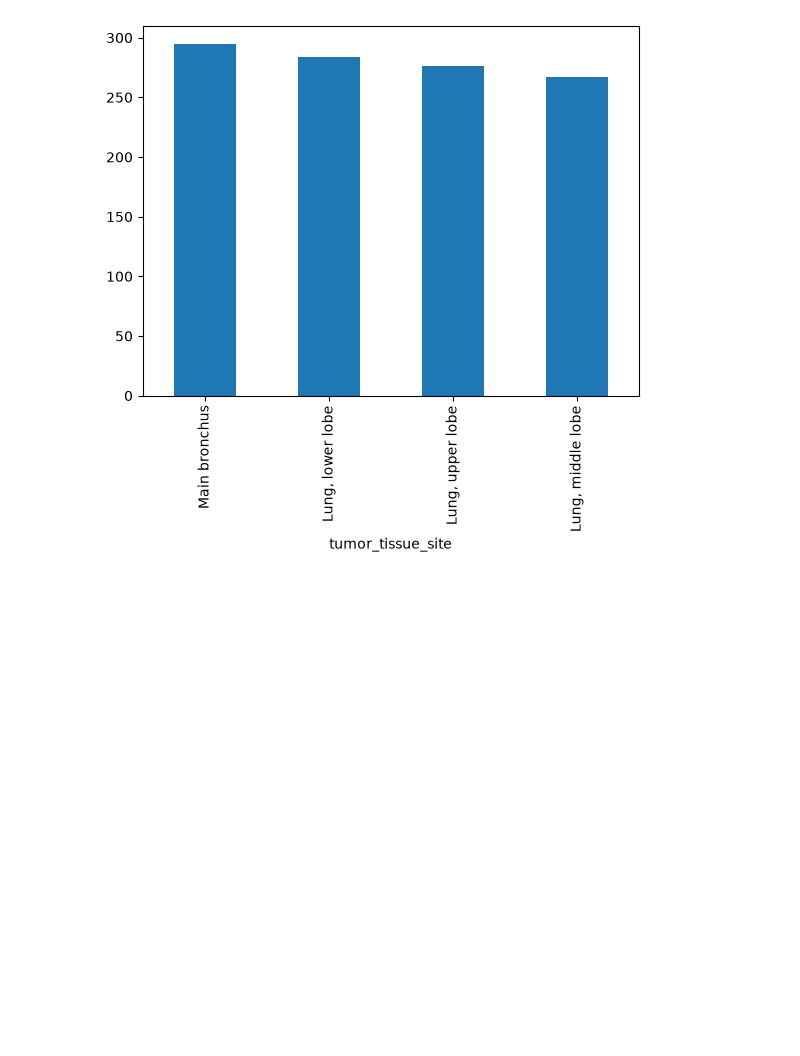
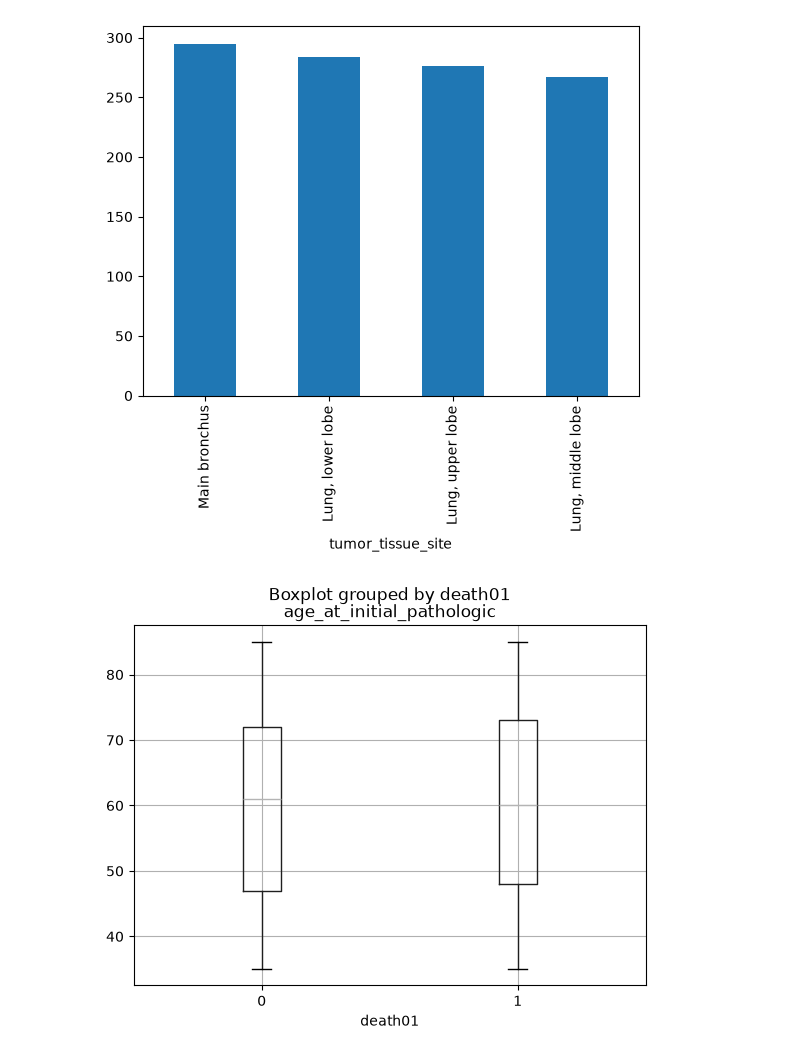
Before and after one commit to Fawas-o/GitCode2026, a Jupyter notebook: DataSet/Isolated_testing.ipynb, the cells around one changed output. Cells and saved outputs as stored; diff of their text form; code cells hidden in the pictures; blank space fills up the shorter version.

```diff
--- a/DataSet/Isolated_testing.ipynb
+++ b/DataSet/Isolated_testing.ipynb
@@ -78,6 +78,11 @@ try:
     plt.savefig('tumor tissue site')
     plt.show()
 
+    #box plot - death01 compared to age for boxplot
+    table[['age_at_initial_pathologic', 'death01']].boxplot(by = 'death01', column = 'age_at_initial_pathologic')
+    plt.savefig('death & age boxplot')
+    plt.show()
+
 
 
     # print("The ") something with mean etc
@@ -122,4 +130,8 @@ plt.show()
 [figure]
 # %%
 #box plot - death01 compared to age for boxplot
-table['']
+table[['age_at_initial_pathologic', 'death01']].boxplot(by = 'death01', column = 'age_at_initial_pathologic')
+plt.savefig('death & age boxplot')
+plt.show()
+# %% [output]
+[figure, added]
```
Also changed, not shown: parts of 2 cells of this notebook, 3 other files.
